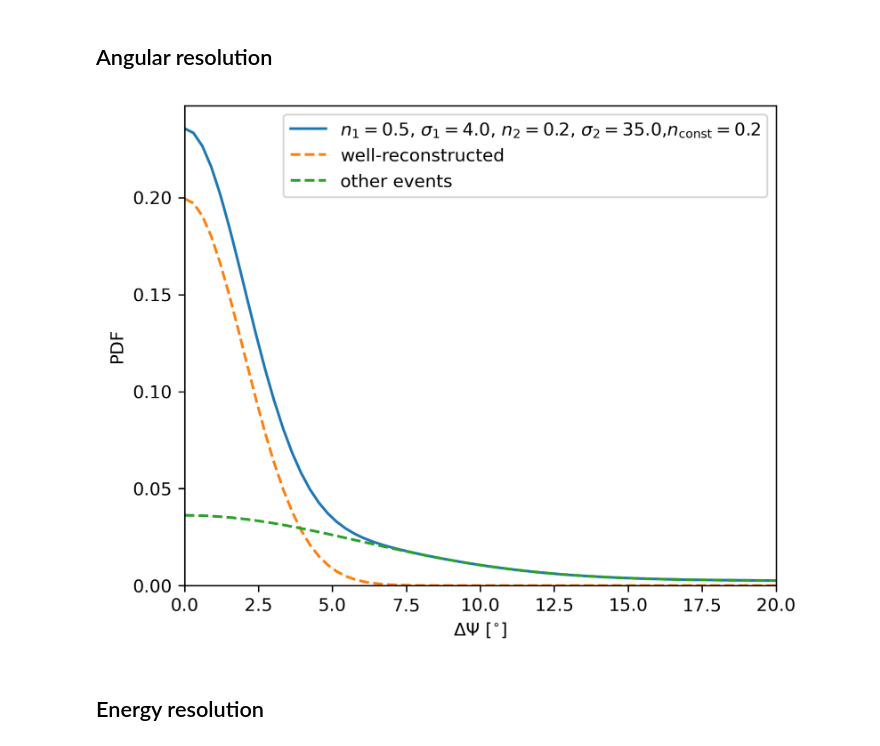
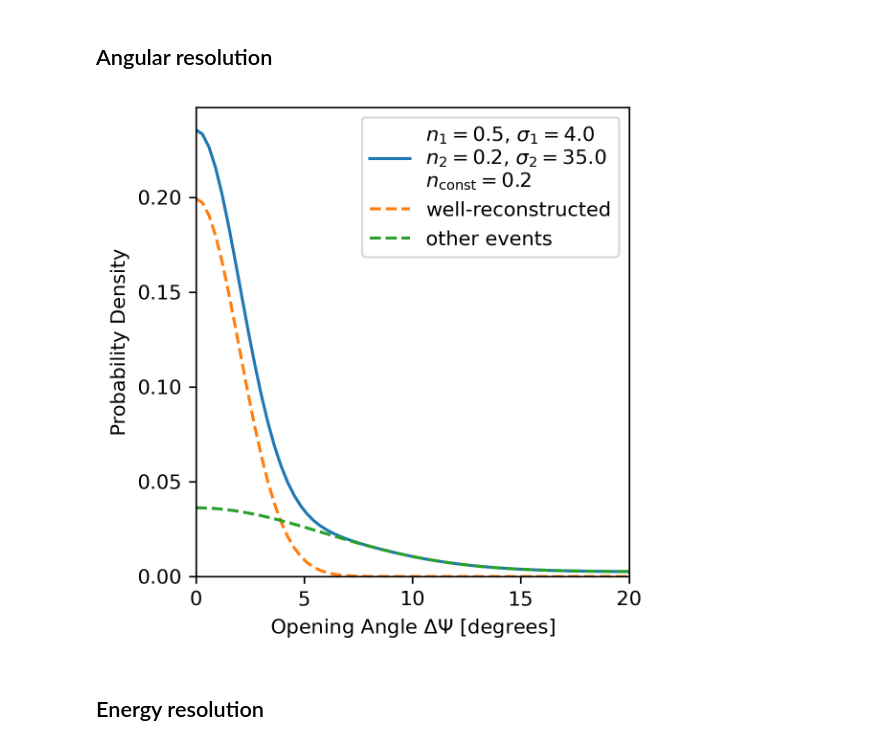
Before and after one commit to icecube/toise, a Jupyter notebook: notebooks/paper plots/radio_demo_plots.ipynb, the cells around one changed output. Cells and saved outputs as stored; diff of their text form; code cells hidden in the pictures.

```diff
--- a/notebooks/paper plots/radio_demo_plots.ipynb
+++ b/notebooks/paper plots/radio_demo_plots.ipynb
@@ -30,20 +41,26 @@ plt.savefig("radio_analysis_efficiency.pdf")
 ## Angular resolution
 # %%
 space_angle = np.linspace(0,30, 100)
+
+fig = plt.figure(figsize=(4, 4))
+ax = fig.subplots()
+
 psf = radio_response.RadioPointSpreadFunction(0.5,4,0.25,35,0.25)
-plt.plot(space_angle, psf.PDF(space_angle), label=r"$n_1=%.1f$, $\sigma_1=%.1f$, $n_2=%.1f$, $\sigma_2=%.1f$,$n_\mathrm{const}=%.1f$" %(0.5,4,0.25,35,0.25))
+ax.plot(space_angle, psf.PDF(space_angle), label=r"$n_1=%.1f$, $\sigma_1=%.1f$" "\n" r"$n_2=%.1f$, $\sigma_2=%.1f$" "\n" "$n_\mathrm{const}=%.1f$" %(0.5,4,0.25,35,0.25))
 psf = radio_response.RadioPointSpreadFunction(0.5,4,0.0,35,0.0)
-plt.plot(space_angle, psf.PDF(space_angle), "--", label="well-reconstructed")
+ax.plot(space_angle, psf.PDF(space_angle), "--", label="well-reconstructed")
 psf = radio_response.RadioPointSpreadFunction(0.0,4,0.25,35,0.25)
-plt.plot(space_angle, psf.PDF(space_angle), "--", label="other events")
-plt.legend()
-plt.xlabel(r"$\Delta\Psi\ [^{\circ}]$")
-plt.ylabel(r"PDF")
-plt.xlim(0,20)
-plt.ylim(0, None)
-plt.savefig("radio_angular_res.pdf")
+ax.plot(space_angle, psf.PDF(space_angle), "--", label="other events")
+ax.legend(fontsize='medium')
+ax.set_xlabel(r"Opening Angle $\Delta\Psi$ [degrees]")
+ax.set_ylabel(r"Probability Density")
+ax.set_xlim([0,20])
+ax.set_ylim([0, None])
+
+plt.tight_layout()
+plt.savefig("radio_angular_res.pdf", bbox_inches='tight')
 # %% [output]
-[figure, old version]
+[figure, new version]
 # %% [markdown]
 ## Energy resolution
 # %%
```
Also changed, not shown: parts of 3 cells of this notebook.
